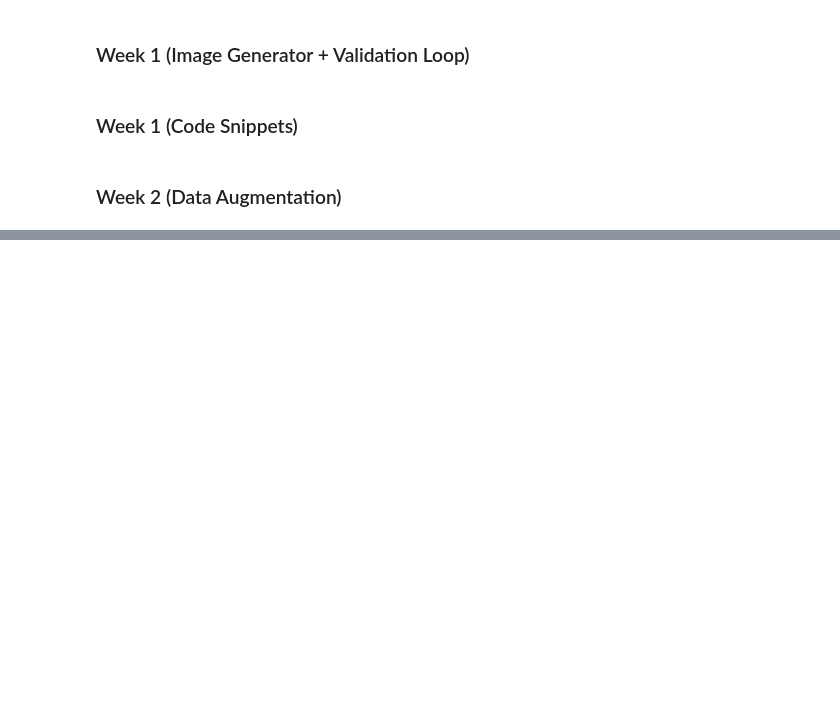
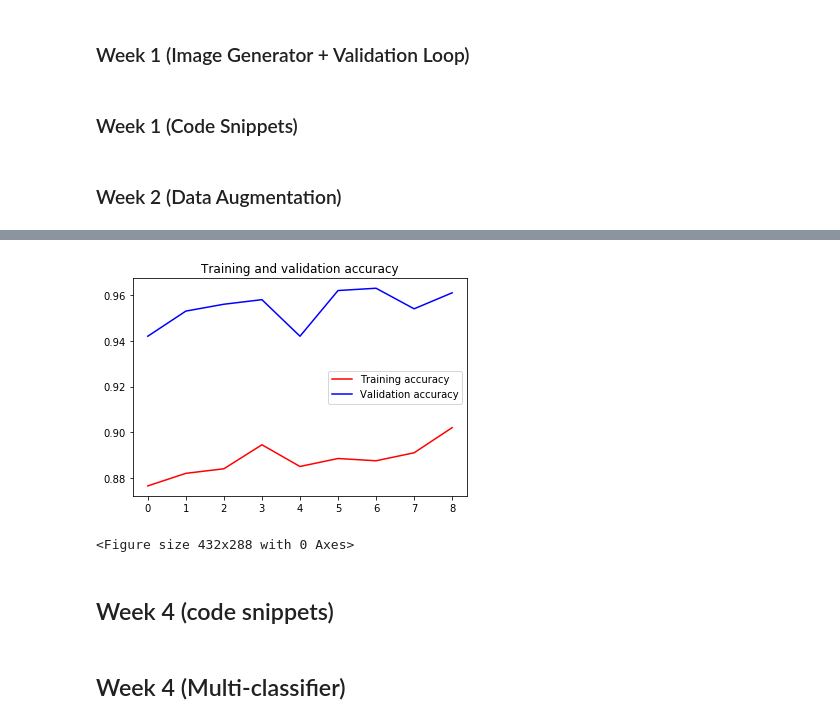
Before and after one commit to remylouisew/coursera_deep_learning_specialization, a Jupyter notebook: Course_02.ipynb, the cells around one changed output, grey strips where cells are left out. Saved outputs shown, nothing was run; the diff lists cells and outputs as text; code cells hidden in the pictures; blank space fills up the shorter version.

```diff
--- a/Course_02.ipynb
+++ b/Course_02.ipynb
@@ -533,0 +644,19 @@ plt.show()
+# %%
+import tensorflow as tf
+
+# Define a Callback class that stops training once accuracy reaches 97.0%
+class myCallback(tf.keras.callbacks.Callback):
+  def on_epoch_end(self, epoch, logs={}):
+    if(logs.get('accuracy')>0.95):
+      print("\nReached 90.0% training accuracy so cancelling training!")
+      self.model.stop_training = True
+
+callbacks = myCallback()
+
+history = model.fit(
+            train_generator,
+            validation_data = validation_generator,
+            #steps_per_epoch = 100,
+            epochs = 20,
+            #validation_steps = 50,
+            verbose = 2, callbacks=[callbacks])
@@ -533,0 +681,22 @@ plt.show()
+# %%
+import matplotlib.pyplot as plt
+acc = history.history['accuracy']
+val_acc = history.history['val_accuracy']
+loss = history.history['loss']
+val_loss = history.history['val_loss']
+
+epochs = range(len(acc))
+
+plt.plot(epochs, acc, 'r', label='Training accuracy')
+plt.plot(epochs, val_acc, 'b', label='Validation accuracy')
+plt.title('Training and validation accuracy')
+plt.legend(loc=0)
+plt.figure()
+
+
+plt.show()
+# %% [output]
+[figure, added]
+<Figure size 432x288 with 0 Axes>
+# %% [markdown]
+## Week 4 (code snippets)
@@ -533,0 +719,2 @@ plt.show()
+# %% [markdown]
+## Week 4 (Multi-classifier)
```
Also changed, not shown: parts of 16 cells of this notebook, 3 other files.
